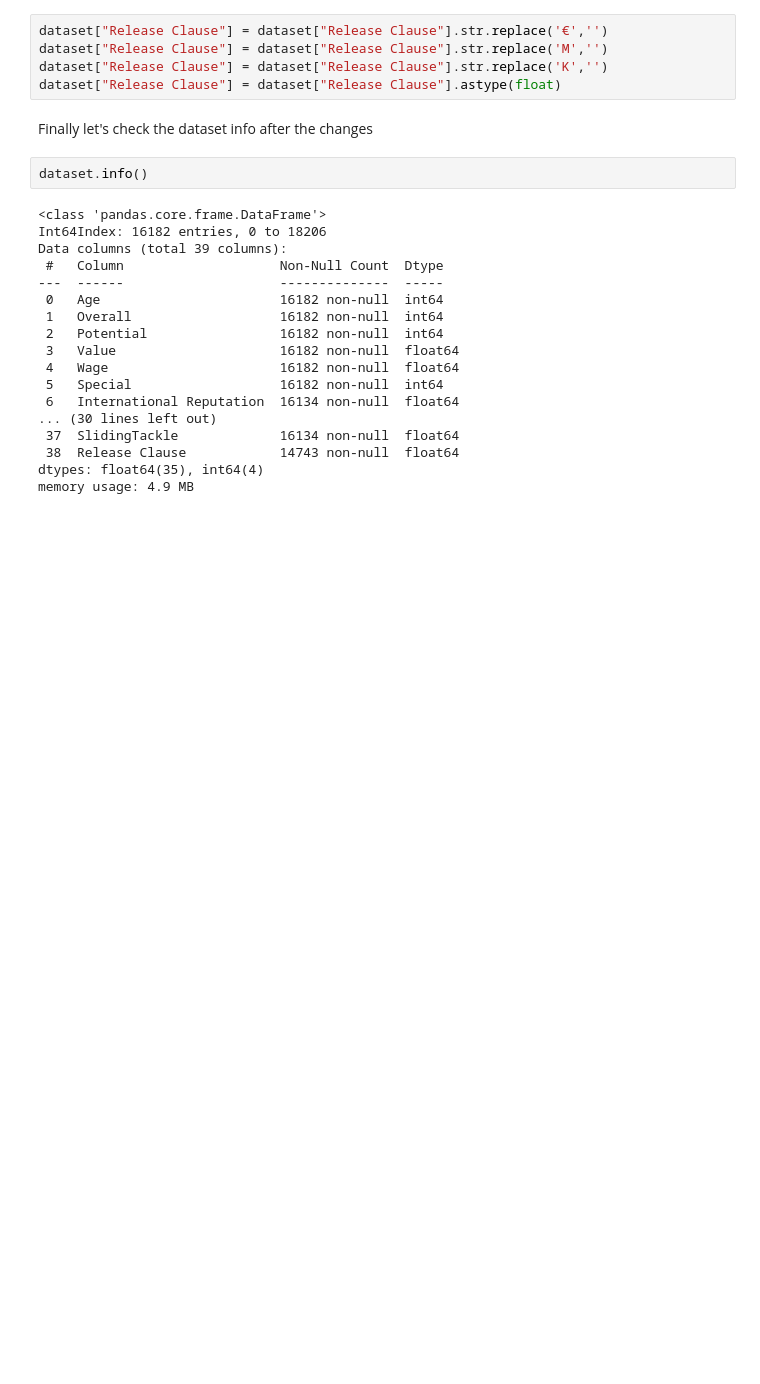
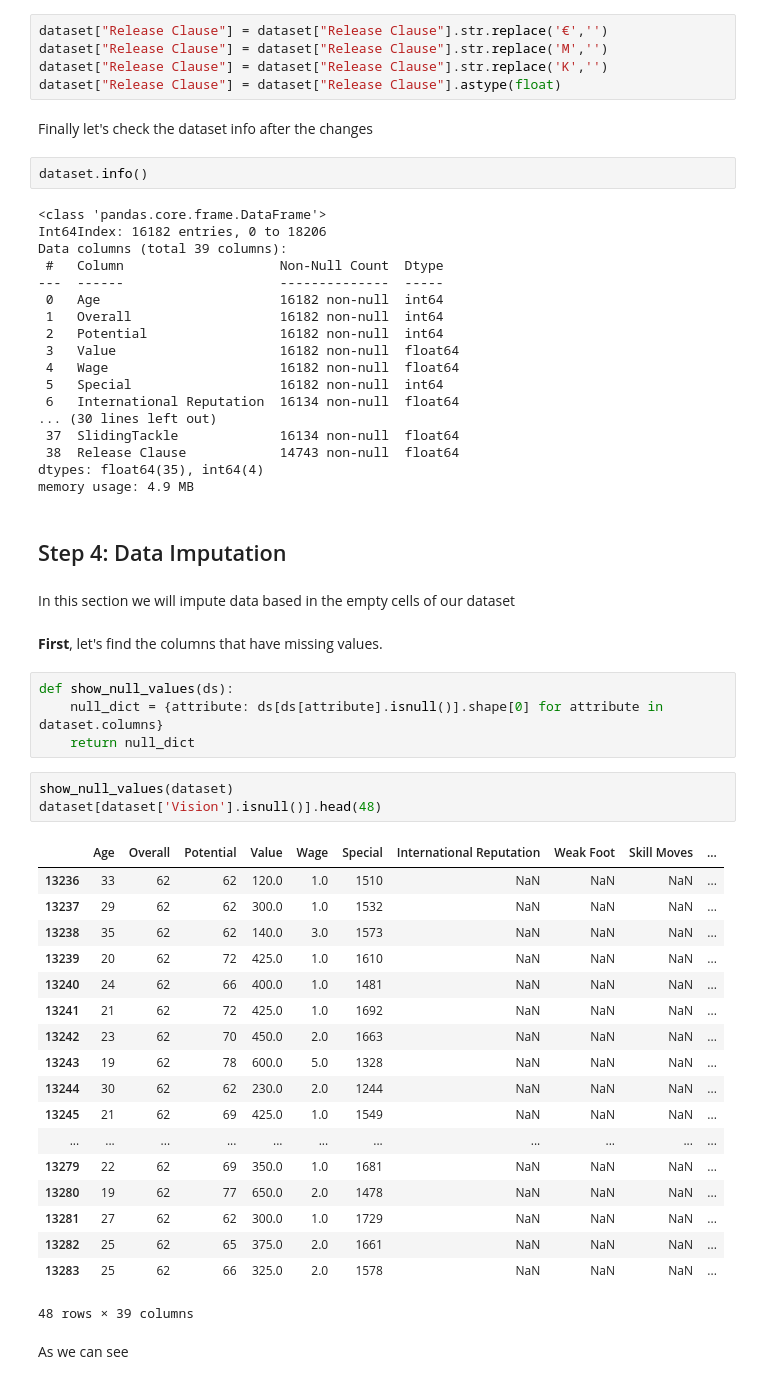
Before and after one commit to Dacarpe03/FIFAPlayersClassification, a Jupyter notebook: DataProcessingNotebooks/Data Imputation.ipynb, the cells around one changed output. Drawn from its saved outputs; the diff is of its cells as text; blank space fills up the shorter version.

Commit message:
Show null values

```diff
--- a/DataProcessingNotebooks/Data Imputation.ipynb
+++ b/DataProcessingNotebooks/Data Imputation.ipynb
@@ -150,3 +154,37 @@ Data columns (total 39 columns):
  38  Release Clause            14743 non-null  float64
 dtypes: float64(35), int64(4)
 memory usage: 4.9 MB
+# %% [markdown]
+## Step 4: Data Imputation
+# %% [markdown]
+In this section we will impute data based in the empty cells of our dataset
+# %% [markdown]
+**First**, let's find the columns that have missing values.
+# %%
+def show_null_values(ds):
+    null_dict = {attribute: ds[ds[attribute].isnull()].shape[0] for attribute in dataset.columns}
+    return null_dict
+# %%
+show_null_values(dataset)
+dataset[dataset['Vision'].isnull()].head(48)
+# %% [output]
+|  | Age | Overall | Potential | Value | Wage | Special | International Reputation | Weak Foot | Skill Moves | ... |
+| 13236 | 33 | 62 | 62 | 120.0 | 1.0 | 1510 | NaN | NaN | NaN | ... |
+| 13237 | 29 | 62 | 62 | 300.0 | 1.0 | 1532 | NaN | NaN | NaN | ... |
+| 13238 | 35 | 62 | 62 | 140.0 | 3.0 | 1573 | NaN | NaN | NaN | ... |
+| 13239 | 20 | 62 | 72 | 425.0 | 1.0 | 1610 | NaN | NaN | NaN | ... |
+| 13240 | 24 | 62 | 66 | 400.0 | 1.0 | 1481 | NaN | NaN | NaN | ... |
+| 13241 | 21 | 62 | 72 | 425.0 | 1.0 | 1692 | NaN | NaN | NaN | ... |
+| 13242 | 23 | 62 | 70 | 450.0 | 2.0 | 1663 | NaN | NaN | NaN | ... |
+| 13243 | 19 | 62 | 78 | 600.0 | 5.0 | 1328 | NaN | NaN | NaN | ... |
+| 13244 | 30 | 62 | 62 | 230.0 | 2.0 | 1244 | NaN | NaN | NaN | ... |
+| 13245 | 21 | 62 | 69 | 425.0 | 1.0 | 1549 | NaN | NaN | NaN | ... |
+| ... | ... | ... | ... | ... | ... | ... | ... | ... | ... | ... |
+| 13279 | 22 | 62 | 69 | 350.0 | 1.0 | 1681 | NaN | NaN | NaN | ... |
+| 13280 | 19 | 62 | 77 | 650.0 | 2.0 | 1478 | NaN | NaN | NaN | ... |
+| 13281 | 27 | 62 | 62 | 300.0 | 1.0 | 1729 | NaN | NaN | NaN | ... |
+| 13282 | 25 | 62 | 65 | 375.0 | 2.0 | 1661 | NaN | NaN | NaN | ... |
+| 13283 | 25 | 62 | 66 | 325.0 | 2.0 | 1578 | NaN | NaN | NaN | ... |
+48 rows × 39 columns
+# %% [markdown]
+As we can see
```
Also changed, not shown: parts of 3 cells of this notebook.
